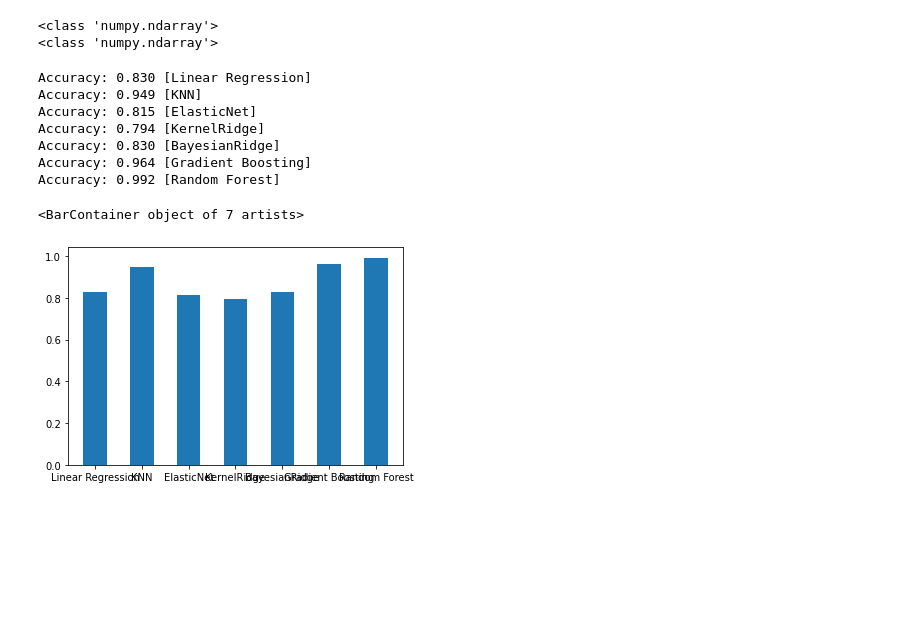
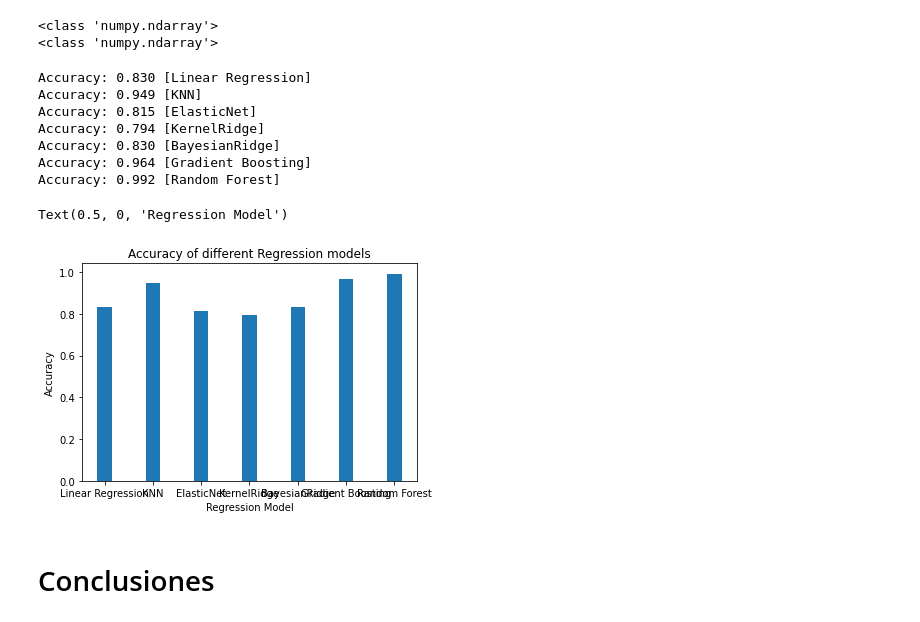
Before and after one commit to aacraf/studenthousing, a Jupyter notebook: main.ipynb, the cells around one changed output. Saved outputs shown, nothing was run; the diff lists cells and outputs as text; code cells hidden in the pictures; blank space fills up the shorter version.

Commit message:
falta prediccion i conclusiones

```diff
--- a/main.ipynb
+++ b/main.ipynb
@@ -320,33 +320,39 @@ print(type(X))
 # %%
 cv = 5
 
 reg1 = LinearRegression()
 reg2 = KNeighborsRegressor(n_neighbors=5)
 reg3 = ElasticNet()
 reg4 = KernelRidge()
 reg5 = BayesianRidge()
 reg6 = GradientBoostingRegressor()
 reg7 = RandomForestRegressor()
 
 # reg1.fit(X, y)
 # reg1.score(X, y)
 
 labels = ['Linear Regression','KNN', 'ElasticNet','KernelRidge', 'BayesianRidge', 'Gradient Boosting', 'Random Forest' ]
 scores = []
 for reg, label in zip([reg1, reg2, reg3, reg4, reg5, reg6, reg7], labels):
     reg.fit(X, y)
     # scores = cross_val_score(reg, X, y, cv=cv, scoring='accuracy')
     scores.append(reg.score(X, y))
     print("Accuracy: %0.3f [%s]" % (reg.score(X,y), label))
 
-plt.bar(labels, scores, width=0.5)
+plt.bar(labels, scores, width=0.3)
+
+plt.title('Accuracy of different Regression models')
+plt.ylabel('Accuracy')
+plt.xlabel('Regression Model')
 # %% [output]
 Accuracy: 0.830 [Linear Regression]
 Accuracy: 0.949 [KNN]
 Accuracy: 0.815 [ElasticNet]
 Accuracy: 0.794 [KernelRidge]
 Accuracy: 0.830 [BayesianRidge]
 Accuracy: 0.964 [Gradient Boosting]
 Accuracy: 0.992 [Random Forest]
-<BarContainer object of 7 artists>
+Text(0.5, 0, 'Regression Model')
-[figure, old version]
+[figure, new version]
+# %% [markdown]
+# Conclusiones
```
